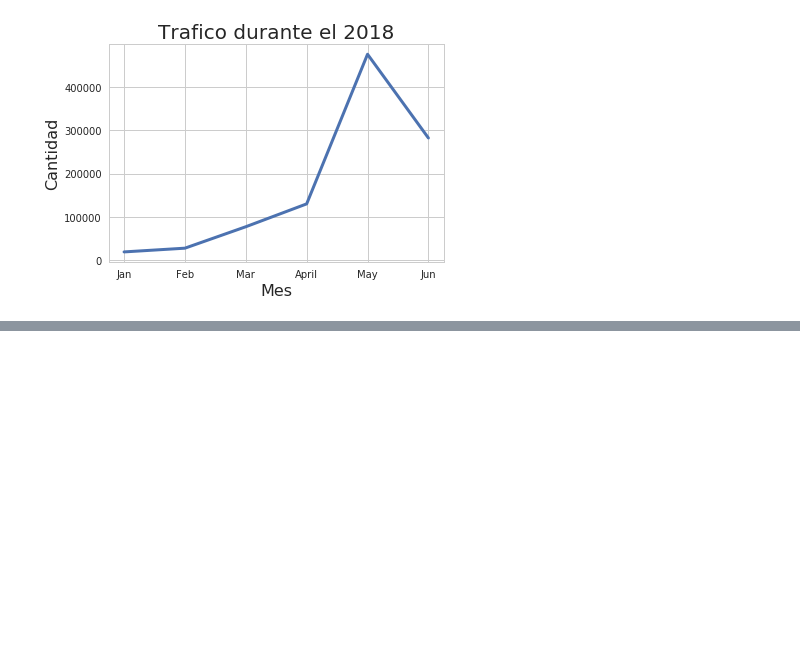
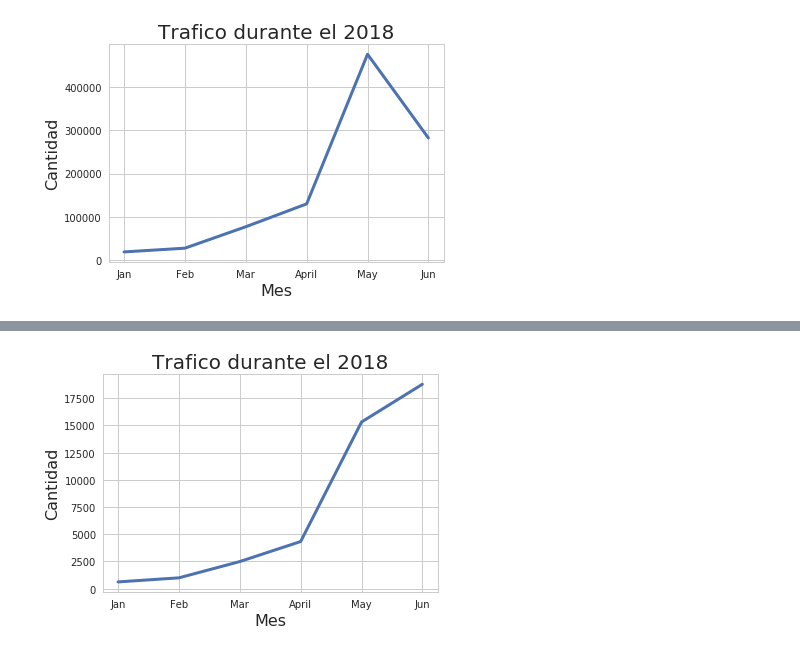
Before and after one commit to jowisaidman/tp1_analisis_exploratorio, a Jupyter notebook: Notebooks/Camila/Resumen/trafico_analsis.ipynb, the cells around one changed output, grey strips where cells are left out. Cells and saved outputs as stored; diff of their text form; code cells hidden in the pictures; blank space fills up the shorter version.

```diff
--- a/Notebooks/Camila/Resumen/trafico_analsis.ipynb
+++ b/Notebooks/Camila/Resumen/trafico_analsis.ipynb
@@ -200,0 +221,5 @@ plt.xticks([1, 2, 3, 4, 5, 6], ["Jan", "Feb", "Mar", "April", "May", "Jun"]);
+# %%
+año_df = año.to_frame()
+año_df['cant_dias'] = [31, 28, 31, 30, 31, 15]
+año_df['eventos_por_dia'] = año_df['timestamp']/año_df['cant_dias']
+año_df
@@ -200,0 +234,8 @@ plt.xticks([1, 2, 3, 4, 5, 6], ["Jan", "Feb", "Mar", "April", "May", "Jun"]);
+# %%
+g = año_df['eventos_por_dia'].plot(linewidth=3)
+g.set_title('Trafico durante el 2018',fontsize = 20)
+g.set_xlabel('Mes',fontsize = 16)
+g.set_ylabel('Cantidad',fontsize = 16);
+plt.xticks([1, 2, 3, 4, 5, 6], ["Jan", "Feb", "Mar", "April", "May", "Jun"]);
+# %% [output]
+[figure, added]
```
Also changed, not shown: parts of 9 cells of this notebook.
